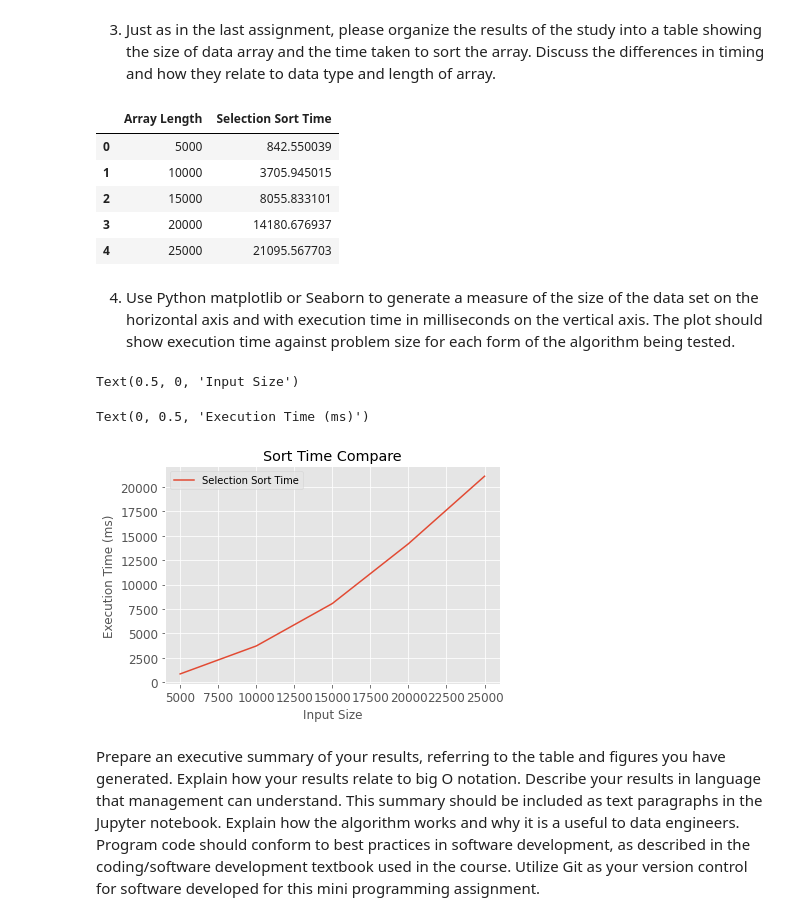
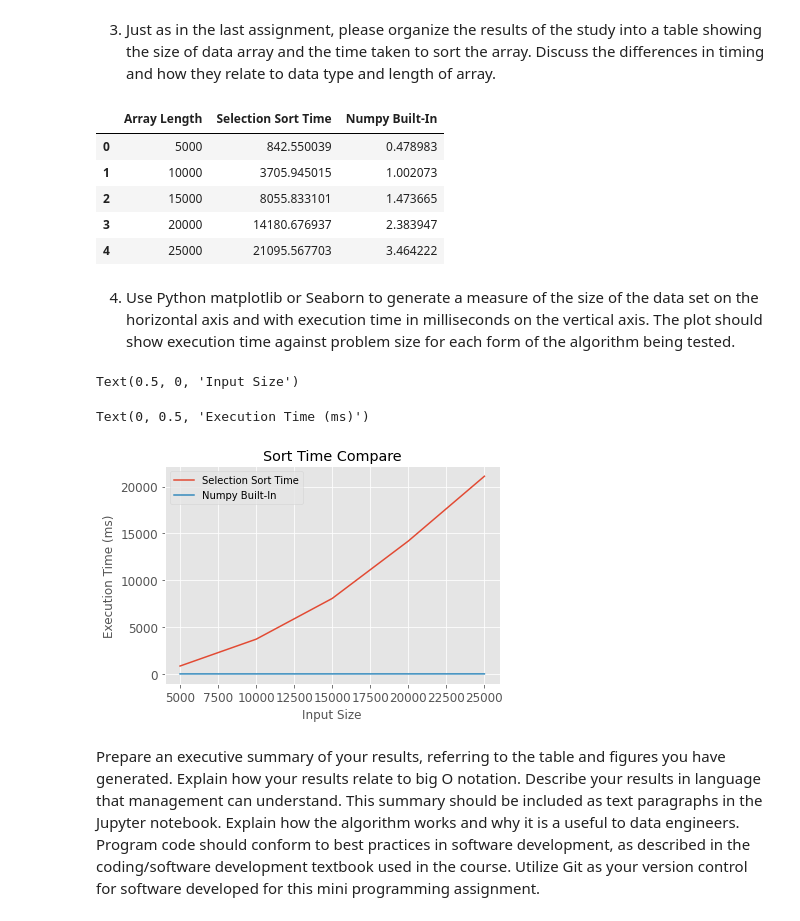
Before and after one commit to vincentpun123/Data-Engineering, a Jupyter notebook: Pun_MiniAssignment_2.ipynb, the cells around one changed output. Cells and saved outputs as stored; diff of their text form; code cells hidden in the pictures.

```diff
--- a/Pun_MiniAssignment_2.ipynb
+++ b/Pun_MiniAssignment_2.ipynb
@@ -137,3 +137,38 @@ sort_time5
 8055.833101272583
 14180.676937103271
 21095.56770324707
+# %%
+#Using numpy's optimized/built-in sorting function (as a comparison since this method doesn't require the underlying data to be in a list data type)
+
+start1=time.time()
+numpysort_A1 = np.sort(array1)
+end1=time.time()
+
+start2=time.time()
+numpysort_A2 = np.sort(array2)
+end2=time.time()
+
+start3=time.time()
+numpysort_A3 = np.sort(array3)
+end3=time.time()
+
+start4=time.time()
+numpysort_A4 = np.sort(array4)
+end4=time.time()
+
+start5=time.time()
+numpysort_A5 = np.sort(array5)
+end5=time.time()
+
+npsort_time1=1000*(end1-start1)
+npsort_time2=1000*(end2-start2)
+npsort_time3=1000*(end3-start3)
+npsort_time4=1000*(end4-start4)
+npsort_time5=1000*(end5-start5)
+
+#Sort Times
+npsort_time1
+npsort_time2
+npsort_time3
+npsort_time4
+npsort_time5
@@ -148,17 +189,17 @@ relate to data type and length of array.
 
 length = [5000, 10000, 15000, 20000, 25000]
 sort_time_list = [sort_time1,sort_time2,sort_time3,sort_time4,sort_time5]
-
-table = pd.DataFrame(list(zip(length,sort_time_list)),columns=['Array Length','Selection Sort Time'])
+numpysort_time_list = [npsort_time1, npsort_time2, npsort_time3, npsort_time4, npsort_time5]
+table = pd.DataFrame(list(zip(length,sort_time_list, numpysort_time_list)),columns=['Array Length','Selection Sort Time','Numpy Built-In'])
 
 table
 # %% [output]
-|  | Array Length | Selection Sort Time |
-| 0 | 5000 | 842.550039 |
-| 1 | 10000 | 3705.945015 |
-| 2 | 15000 | 8055.833101 |
-| 3 | 20000 | 14180.676937 |
-| 4 | 25000 | 21095.567703 |
+|  | Array Length | Selection Sort Time | Numpy Built-In |
+| 0 | 5000 | 842.550039 | 0.478983 |
+| 1 | 10000 | 3705.945015 | 1.002073 |
+| 2 | 15000 | 8055.833101 | 1.473665 |
+| 3 | 20000 | 14180.676937 | 2.383947 |
+| 4 | 25000 | 21095.567703 | 3.464222 |
 # %% [markdown]
 4. Use Python matplotlib or Seaborn to generate a measure of the size of the data set on the horizontal
 axis and with execution time in milliseconds on the vertical axis. The plot should show execution time
@@ -166,14 +207,14 @@ against problem size for each form of the algorithm being tested.
 # %%
 plt.style.use('ggplot')
 
-ax = table[['Array Length', 'Selection Sort Time']].plot.line(x='Array Length', title='Sort Time Compare')
+ax = table[['Array Length', 'Selection Sort Time', 'Numpy Built-In']].plot.line(x='Array Length', title='Sort Time Compare')
 ax.set_xlabel('Input Size')
 ax.set_ylabel('Execution Time (ms)')
 plt.show()
 # %% [output]
 Text(0.5, 0, 'Input Size')
 Text(0, 0.5, 'Execution Time (ms)')
-[figure, old version]
+[figure, new version]
 # %% [markdown]
 Prepare an executive summary of your results, referring to the table and figures you have generated. Explain how your results relate to big O notation. Describe your results in language that management can understand. This summary should be included as text paragraphs in the Jupyter notebook. Explain how the algorithm works and why it is a useful to data engineers.
 Program code should conform to best practices in software development, as described in the coding/software development textbook used in the course.
```
Also changed, not shown: parts of 2 cells of this notebook.
